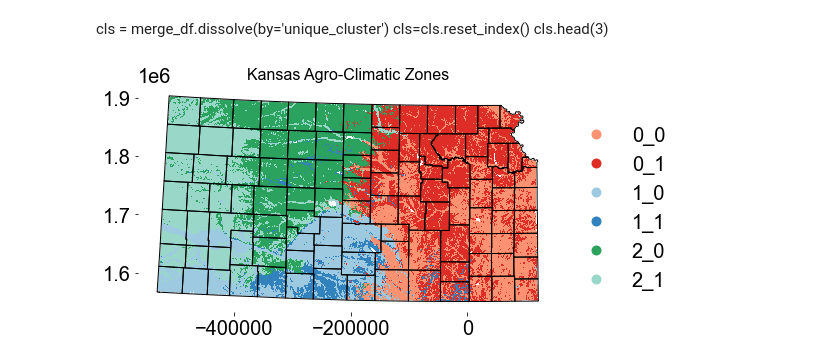
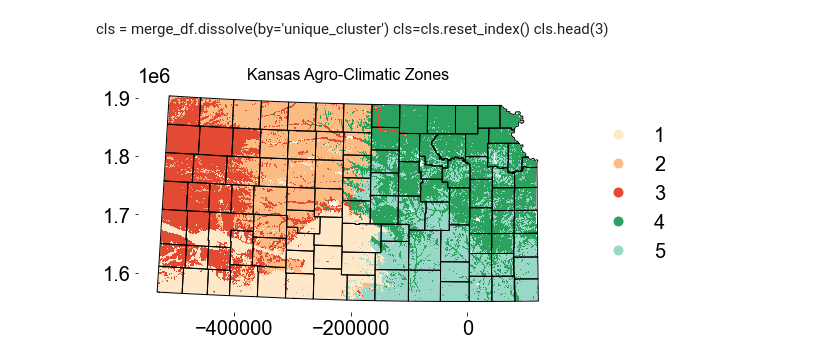
Before and after one commit to sarahannbowser/KS_agro_climatic_zones, a Jupyter notebook: validate_bisecting.ipynb, the cells around one changed output. Saved outputs shown, nothing was run; the diff lists cells and outputs as text; code cells hidden in the pictures.

```diff
--- a/validate_bisecting.ipynb
+++ b/validate_bisecting.ipynb
@@ -186,0 +207,4 @@ liab_ratio_by_crop.head()
+# %%
+liab_ratio_by_crop=liab_ratio_by_crop.drop(columns=['Annual For', 'Barley', "Canola", 'Cotton', "Dry Beans", "Dry Peas", "Hemp", 'Hybrid Sor', "Millet", "Oats", "Onions", "Potatoes", "Rye", "Sesame", "Silage Sor", "Sunflowers", "Triticale"])
+liab_ratio_by_crop.fillna(0, inplace=True)
+liab_ratio_by_crop.head(2)
@@ -187,8 +222,5 @@ liab_ratio_by_crop.head()
 # %%
-liab_ratio_by_crop = area_interpolate(source_df= liab_ratio_by_crop, target_df= cluster , intensive_variables=['Annual For', 'Barley', 'Canola', 'Corn', 'Cotton',
-       'Dry Beans', 'Dry Peas', 'Grain Sorg', 'Hemp', 'Hybrid Sor', 'Millet',
-       'Oats', 'Onions', 'Pasture,Ra', 'Potatoes', 'Rye', 'Sesame',
-       'Silage Sor', 'Soybeans', 'Sunflowers', 'Triticale', 'Wheat'])
+liab_ratio_by_crop = area_interpolate(source_df= liab_ratio_by_crop, target_df= cluster , intensive_variables=['Corn', 'Grain Sorg', 'Pasture,Ra', 'Soybeans', 'Wheat'])
 
 liab_ratio_by_crop=liab_ratio_by_crop.merge(cluster, on='geometry')
 print(liab_ratio_by_crop.columns.unique())
@@ -316,8 +323,5 @@ Triticale     -668.8602     42.390    -15.779      0.000    -751.943    -585.777
 # %%
-merge_df=loss_per_county.merge(liab_ratio_by_crop[['Annual For', 'Barley', 'Canola', 'Corn', 'Cotton', 'Dry Beans',
-       'Dry Peas', 'Grain Sorg', 'Hemp', 'Hybrid Sor', 'Millet', 'Oats',
-       'Onions', 'Pasture,Ra', 'Potatoes', 'Rye', 'Sesame', 'Silage Sor',
-       'Soybeans', 'Sunflowers', 'Triticale', 'Wheat', 'geometry',]], on='geometry')
+merge_df=loss_per_county.merge(liab_ratio_by_crop[['Corn', 'Grain Sorg', 'Pasture,Ra', 'Soybeans', 'Wheat', 'geometry']], on='geometry')
 merge_df.head(3)
 # %% [output]
 |  | ARPI/SCO/E | All Other | Asian Soyb | Cold Wet W | Cold Winte | Drought | Excess Moi | Fire | Flood | ... |
@@ -490,3 +445,5 @@ plt.show()
+# %%
+merge_df['kmean_5_cl']=merge_df['kmean_5_cl']+1
 # %% [markdown]
 cls = merge_df.dissolve(by='unique_cluster')
 cls=cls.reset_index()
@@ -494,29 +451,23 @@ cls.head(3)
 # %%
 plt.figure(figsize=(8,10), constrained_layout=True)
 ax = plt.axes(projection=ccrs.PlateCarree())
-ax = plt.axes() #
+ax = plt.axes()
 plt.rcParams['font.family'] = 'Arial'
 plt.rcParams["font.size"] = 20
 
 plt.title('Kansas Agro-Climatic Zones', fontsize=16)
-#cmap = mpl.colors.ListedColormap(["#deebf7","#08306b", '#fdbb84',"#feedde", "#e6550d", "#a1d99b", "#31a354", '#74c476'])
-#cmap = mpl.colors.ListedColormap([ '#2171b5',#"#deebf7",#"#a6bddb",
-#                                  '#fecc5c'#, '#e31a1c'#, '#e34a33'
- #                                 , "#bae4b3", "#238b45" ]) #"#31a354"
 
-cmap = mpl.colors.ListedColormap(["#fc9272", "#de2d26", #'#fee5d9',
-                                   '#9ecae1', '#3182bd', #,'#238b45',
-                                   '#2ca25f', '#99d8c9'])#'#bdd7e7' '#74c476', '#238b45'  '#bae4b3'  '#edf8e9'
+cmap = mpl.colors.ListedColormap(['#fee8c8', '#fdbb84', '#e34a33',
+                                   '#2ca25f', '#99d8c9'])
 
-plot=merge_df.plot(column='unique_clu' , cmap=cmap, categorical=True,legend=True, ax=ax, legend_kwds=dict(bbox_to_anchor=(1.3,.9), frameon=False))
+plot=merge_df.plot(column='kmean_5_cl' , cmap=cmap, categorical=True,legend=True, ax=ax, legend_kwds=dict(bbox_to_anchor=(1.3,.9), frameon=False))
 
-#s_.plot(ax=ax, color='none', edgecolor='black', linewidths =.5)
 
 ks_map.plot(ax=ax, color='none', edgecolor='white', linewidths =1)
 map_county.plot(ax=ax, color='none', edgecolor='black', linewidths =1)
 
 plt.box(False)
 
 plt.show()
 # %% [output]
-[figure, old version]
+[figure, new version]
```
Also changed, not shown: parts of 24 cells of this notebook, 1 other file.
